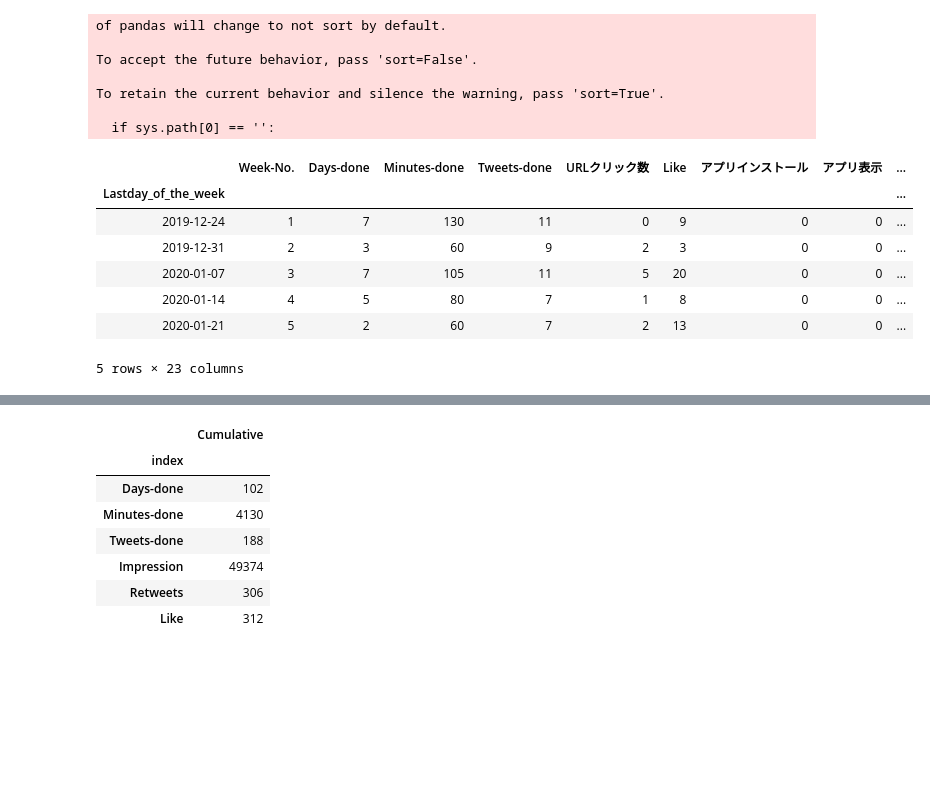
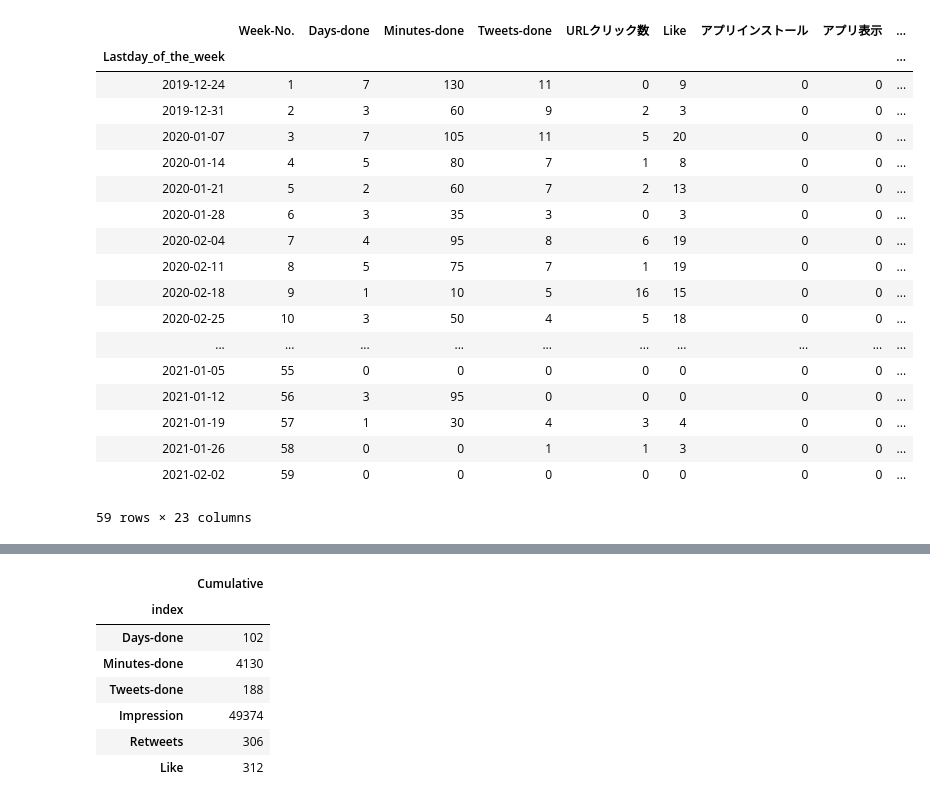
Before and after one commit to kazuyamano/100DaysOfCode, a Jupyter notebook: 100days.ipynb, the cells around one changed output, grey strips where cells are left out. Saved outputs shown, nothing was run; the diff lists cells and outputs as text; code cells hidden in the pictures; blank space fills up the shorter version.

```diff
--- a/100days.ipynb
+++ b/100days.ipynb
@@ -1,48 +1,58 @@
 # %%
 #!pip install -U pandas matplotlib
 import pandas as pd
 Dec2019=pd.read_csv('20191201_.csv')
 Jan2020=pd.read_csv('20200101_.csv')
 Feb2020=pd.read_csv('20200201_.csv')
 Mar2020=pd.read_csv('20200301_.csv')
 Apr2020=pd.read_csv('20200401_.csv')
 May2020=pd.read_csv('20200501_.csv')
 Jun2020=pd.read_csv('20200601_.csv')
-Jul2020=pd.read_csv('20200701_.csv') #月をまたぐたびに追加すべし
+Jul2020=pd.read_csv('20200701_.csv')
+Aug2020=pd.read_csv('20200801_.csv')
+Sep2020=pd.read_csv('20200901_.csv')
+Oct2020=pd.read_csv('20201001_.csv')
+Nov2020=pd.read_csv('20201101_.csv')
+Dec2020=pd.read_csv('20201201_.csv')
+Jan2021=pd.read_csv('20210101_.csv')
+#月をまたぐたびに追加すべし
 
-Daily=pd.concat([Dec2019,Jan2020,Feb2020,Mar2020,Apr2020,May2020,Jun2020,Jul2020],ignore_index=True)\
+Daily=pd.concat([Dec2019,Jan2020,Feb2020,Mar2020,Apr2020,May2020,Jun2020,Jul2020,Aug2020,Sep2020,Oct2020,Nov2020,Dec2020,Jan2021],ignore_index=True)\
         .rename(columns={'日付':'Lastday_of_the_week','Tweets published':'Tweets-done','インプレッション':'Impression','リツイート':'Retweets','いいね':'Like','エンゲージメント率':'EngagementRate'})\
         .query('Lastday_of_the_week >= "2019-12-18"')
 
 Daily['Lastday_of_the_week']=pd.to_datetime(Daily['Lastday_of_the_week'])
 Daily.set_index('Lastday_of_the_week',inplace=True) #DatetimeIndexに変換、時系列データとして処理可能に
 Weekly=Daily.resample('W-TUE').sum() #('W-WED',closed='left',label='left')で水曜開始で週束ね表示
 week_num = pd.RangeIndex(start=1, stop=len(Weekly.index) + 1, step=1)
 
-count_days=[7,3,7,5,2,3,4,5,1,3,4,6,3,6,6,0,4,4,2,2,1,4,1,2,2,2,3,5,5,5,6,5] #ここは毎週ハンド入力すべし
-count_minutes=[130,60,105,80,60,35,95,75,10,50,105,120,300,765,285,0,95,\
-               75,40,30,45,150,30,75,75,60,390,460,330,510,630,330] #ここも毎週ハンド入力すべし
+count_days=[7,3,7,5,2,3,4,5,1,3,4,6,3,6,6,0,4,4,2,2,1,4,1,2,2,2,3,5,5,5,6,5,2,1,3,0,0,0,0,0,0,1,0,0,0,0,0,0,0,0,0,0,0,0,0,3,1,0,0] #ここは毎週ハンド入力すべし
+count_minutes=[130,60,105,80,60,35,95,75,10,50,105,120,300,765,285,0,95,75,40,30,45,150,30,75,75,60,390,460,330,510,630,330,240,300,120,0,0,0,0,0,0,10,0,0,0,0,0,0,0,0,0,0,0,0,0,95,30,0,0] #ここも毎週ハンド入力すべし
 
 Weekly.insert(0,'Week-No.',week_num)
 Weekly.insert(1,'Days-done',count_days)
 Weekly.insert(2,'Minutes-done',count_minutes)
-Weekly.head()
+Weekly
 # %% [output]
+|  | Week-No. | Days-done | Minutes-done | Tweets-done | URLクリック数 | Like | アプリインストール | アプリ表示 | ... |
+| Lastday_of_the_week |  |  |  |  |  |  |  |  | ... |
+| 2019-12-24 | 1 | 7 | 130 | 11 | 0 | 9 | 0 | 0 | ... |
+| 2019-12-31 | 2 | 3 | 60 | 9 | 2 | 3 | 0 | 0 | ... |
+| 2020-01-07 | 3 | 7 | 105 | 11 | 5 | 20 | 0 | 0 | ... |
+| 2020-01-14 | 4 | 5 | 80 | 7 | 1 | 8 | 0 | 0 | ... |
+| 2020-01-21 | 5 | 2 | 60 | 7 | 2 | 13 | 0 | 0 | ... |
+| 2020-01-28 | 6 | 3 | 35 | 3 | 0 | 3 | 0 | 0 | ... |
+| 2020-02-04 | 7 | 4 | 95 | 8 | 6 | 19 | 0 | 0 | ... |
+| 2020-02-11 | 8 | 5 | 75 | 7 | 1 | 19 | 0 | 0 | ... |
+| 2020-02-18 | 9 | 1 | 10 | 5 | 16 | 15 | 0 | 0 | ... |
+| 2020-02-25 | 10 | 3 | 50 | 4 | 5 | 18 | 0 | 0 | ... |
+| ... | ... | ... | ... | ... | ... | ... | ... | ... | ... |
+| 2021-01-05 | 55 | 0 | 0 | 0 | 0 | 0 | 0 | 0 | ... |
+| 2021-01-12 | 56 | 3 | 95 | 0 | 0 | 0 | 0 | 0 | ... |
+| 2021-01-19 | 57 | 1 | 30 | 4 | 3 | 4 | 0 | 0 | ... |
+| 2021-01-26 | 58 | 0 | 0 | 1 | 1 | 3 | 0 | 0 | ... |
+| 2021-02-02 | 59 | 0 | 0 | 0 | 0 | 0 | 0 | 0 | ... |
-of pandas will change to not sort by default.
-
-To accept the future behavior, pass 'sort=False'.
-
-To retain the current behavior and silence the warning, pass 'sort=True'.
-
-  if sys.path[0] == '':
+59 rows × 23 columns
-|  | Week-No. | Days-done | Minutes-done | Tweets-done | URLクリック数 | Like | アプリインストール | アプリ表示 | ... |
-| Lastday_of_the_week |  |  |  |  |  |  |  |  | ... |
-| 2019-12-24 | 1 | 7 | 130 | 11 | 0 | 9 | 0 | 0 | ... |
-| 2019-12-31 | 2 | 3 | 60 | 9 | 2 | 3 | 0 | 0 | ... |
-| 2020-01-07 | 3 | 7 | 105 | 11 | 5 | 20 | 0 | 0 | ... |
-| 2020-01-14 | 4 | 5 | 80 | 7 | 1 | 8 | 0 | 0 | ... |
-| 2020-01-21 | 5 | 2 | 60 | 7 | 2 | 13 | 0 | 0 | ... |
-5 rows × 23 columns
 # %%
 %matplotlib inline
 import matplotlib.pyplot as plt
```
Also changed, not shown: parts of 1 cell of this notebook, 7 other files.
